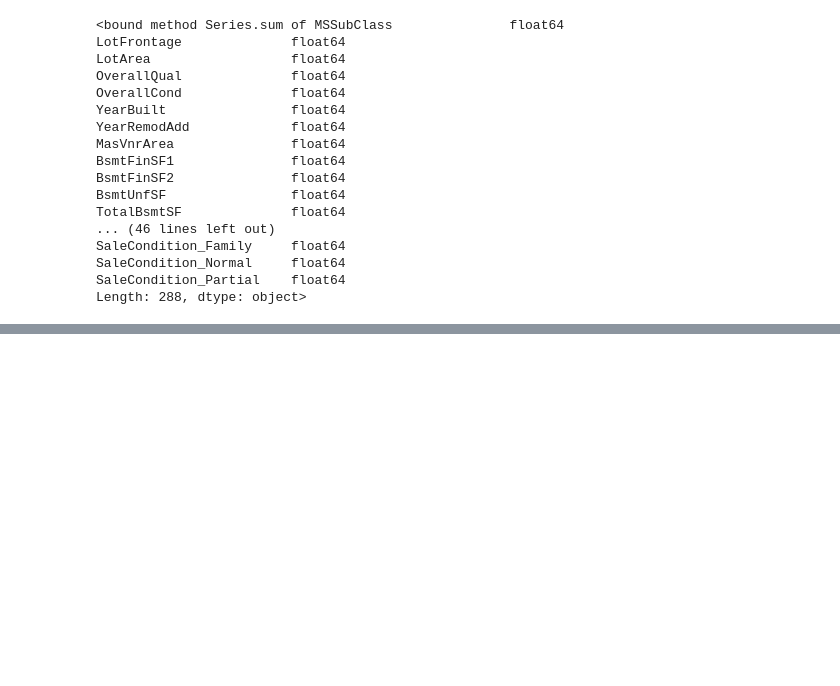
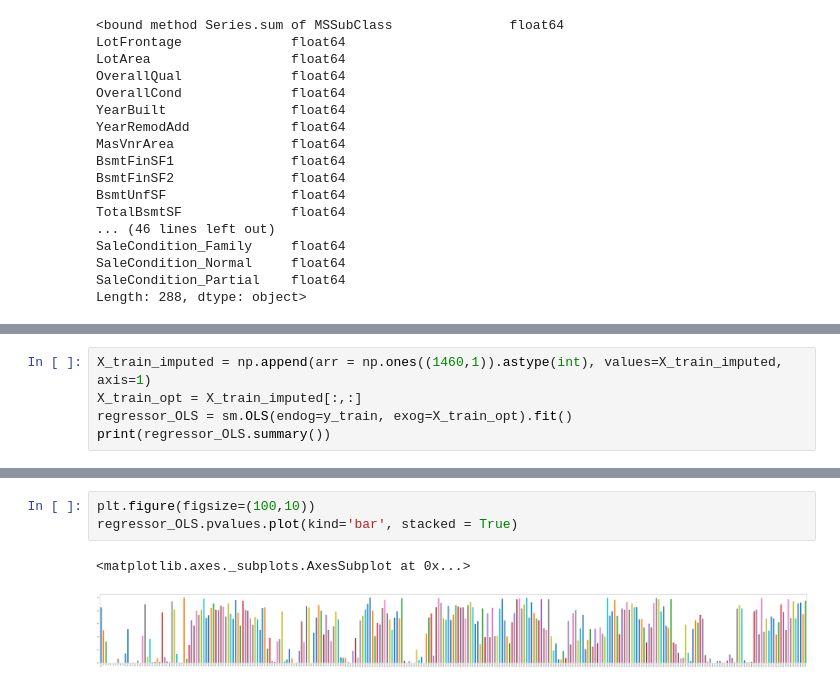
Before and after one commit to aB9s/HousingPrices_AdvancedRegressionTechniques, a Jupyter notebook: Housing_Prices_Prediction.ipynb, the cells around one changed output, grey strips where cells are left out. Saved outputs shown, nothing was run; the diff lists cells and outputs as text; blank space fills up the shorter version.

```diff
--- a/Housing_Prices_Prediction.ipynb
+++ b/Housing_Prices_Prediction.ipynb
@@ -268,0 +298,5 @@ Length: 288, dtype: object>
+# %%
+X_train_imputed = np.append(arr = np.ones((1460,1)).astype(int), values=X_train_imputed, axis=1)
+X_train_opt = X_train_imputed[:,:]
+regressor_OLS = sm.OLS(endog=y_train, exog=X_train_opt).fit()
+print(regressor_OLS.summary())
@@ -268,0 +321,6 @@ Length: 288, dtype: object>
+# %%
+plt.figure(figsize=(100,10))
+regressor_OLS.pvalues.plot(kind='bar', stacked = True)
+# %% [output]
+<matplotlib.axes._subplots.AxesSubplot at 0x...>
+[figure, added]
```
Also changed, not shown: parts of 6 cells of this notebook.
